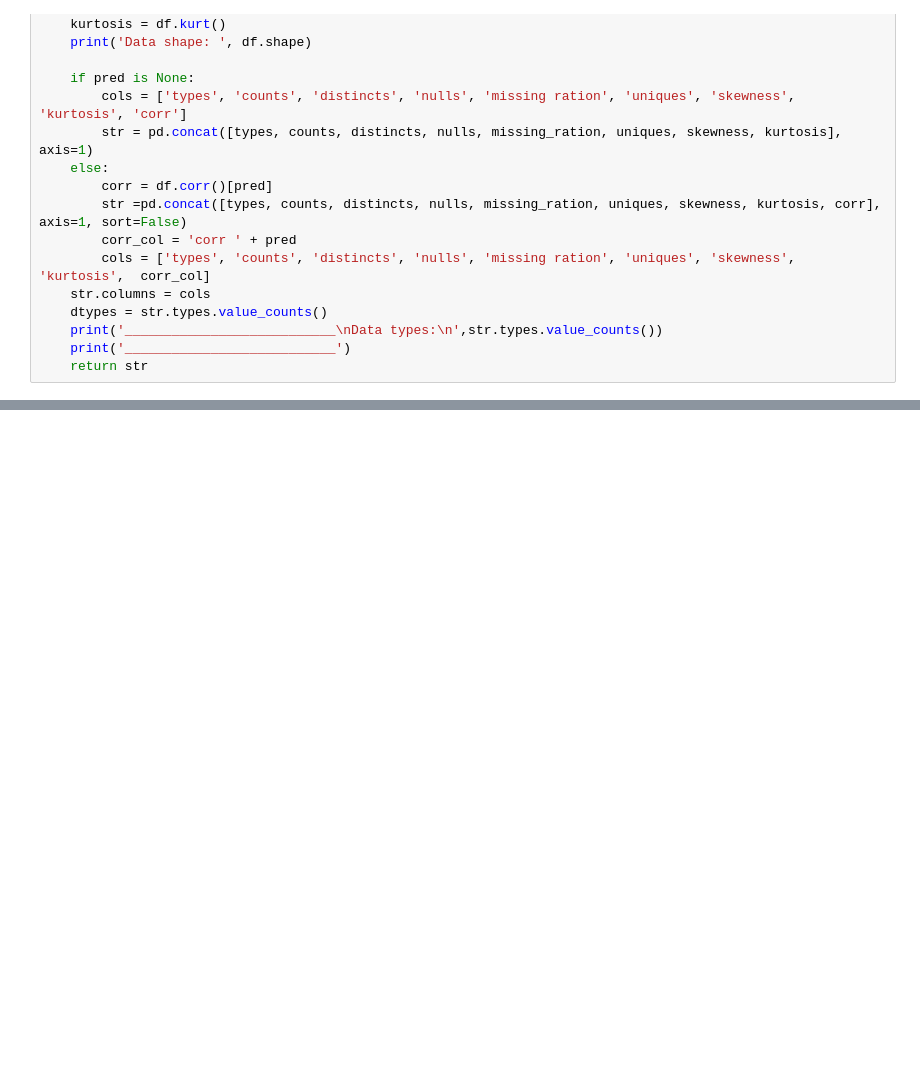
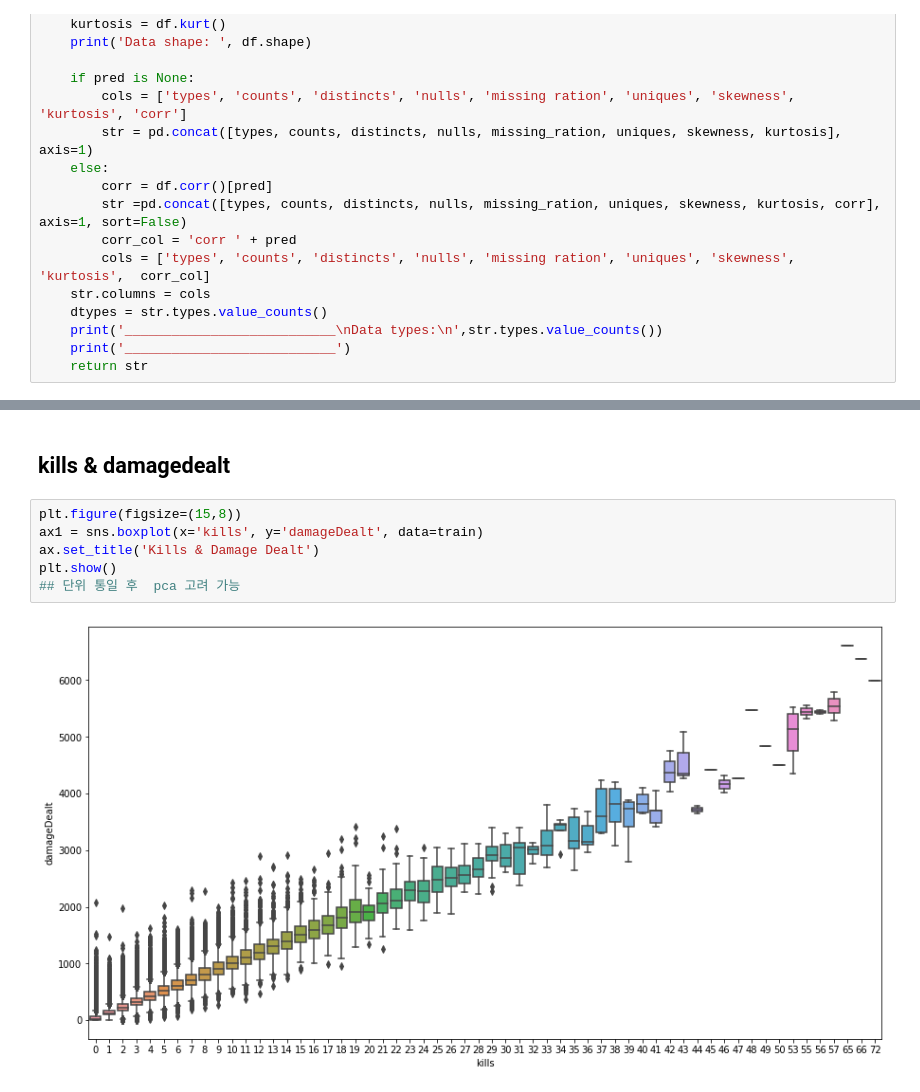
Before and after one commit to shjas94/SMU_ML, a Jupyter notebook: smu_ml.ipynb, the cells around one changed output, grey strips where cells are left out. Saved outputs shown, nothing was run; the diff lists cells and outputs as text; blank space fills up the shorter version.

```diff
--- a/smu_ml.ipynb
+++ b/smu_ml.ipynb
@@ -234,0 +229,10 @@ Shrink model to first 3979 iterations.
+# %% [markdown]
+## kills & damagedealt
+# %%
+plt.figure(figsize=(15,8))
+ax1 = sns.boxplot(x='kills', y='damageDealt', data=train)
+ax.set_title('Kills & Damage Dealt')
+plt.show()
+## 단위 통일 후  pca 고려 가능
+# %% [output]
+[figure, added]
```
Also changed, not shown: parts of 90 cells of this notebook.
